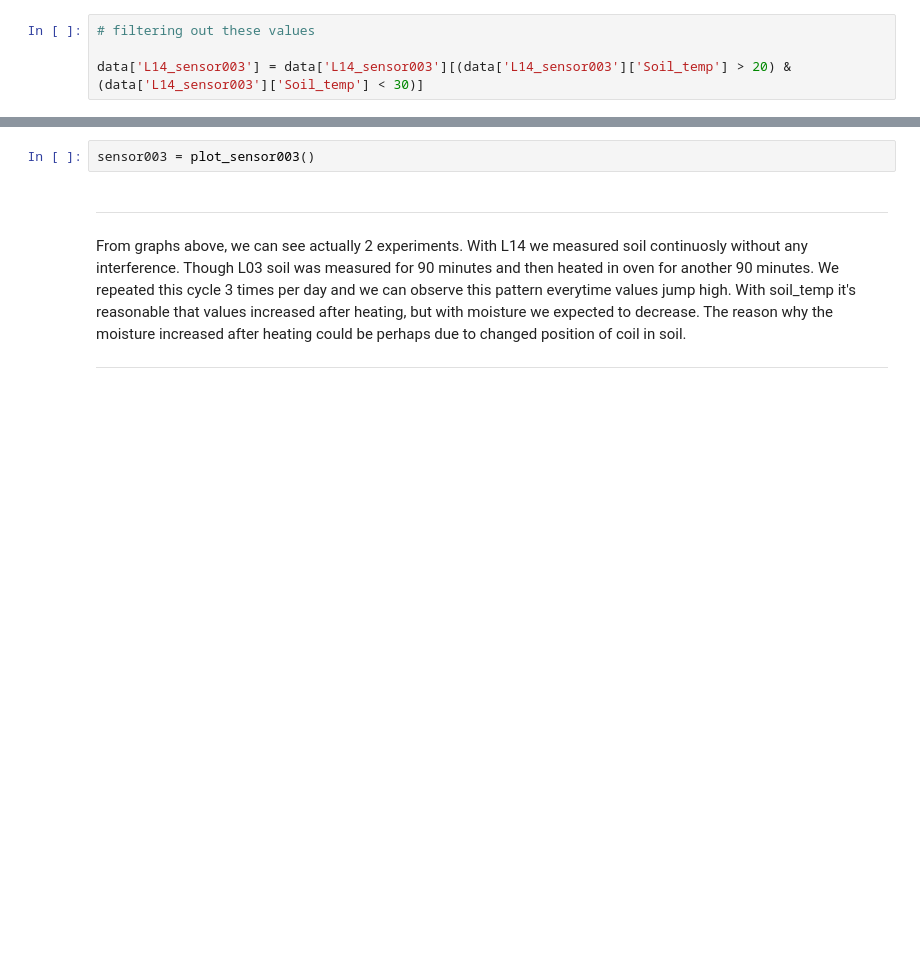
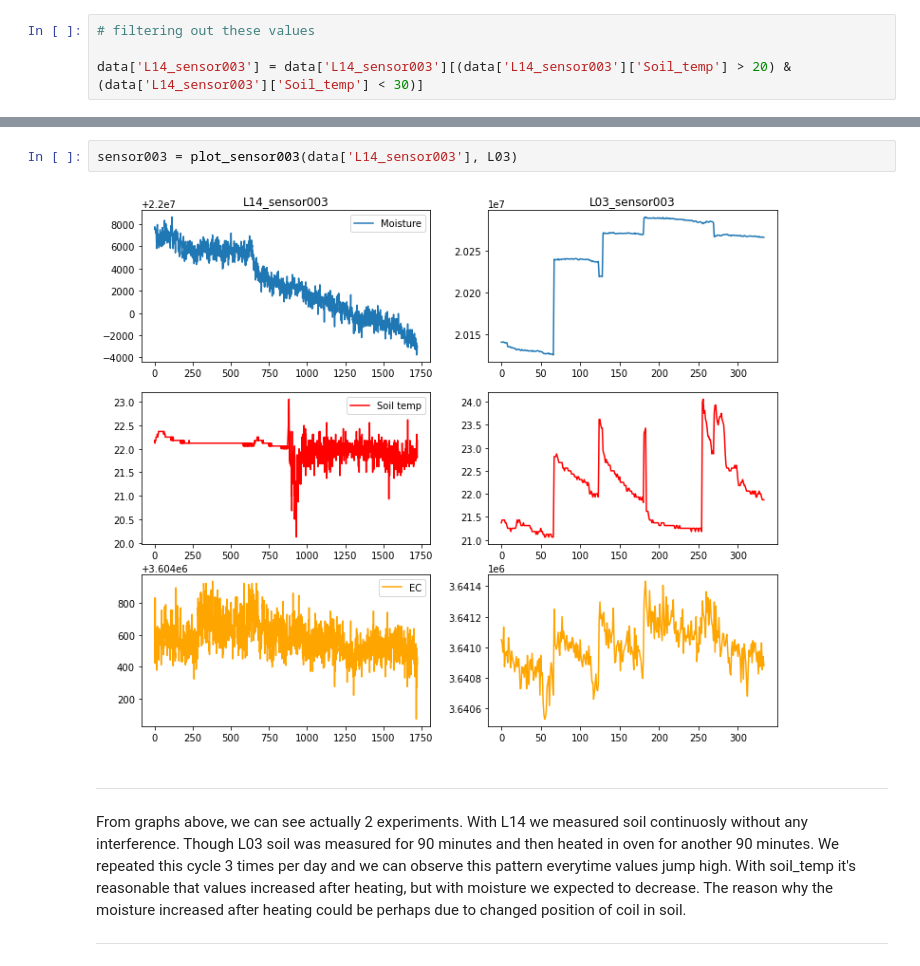
Before and after one commit to MarVig14/Data-project, a Jupyter notebook: development/Soil_analysis/Soil_analysis.ipynb, the cells around one changed output, grey strips where cells are left out. Drawn from its saved outputs; the diff is of its cells as text; blank space fills up the shorter version.

```diff
--- a/development/Soil_analysis/Soil_analysis.ipynb
+++ b/development/Soil_analysis/Soil_analysis.ipynb
@@ -109,5 +175,7 @@ data['L14_sensor003']['Soil_temp'].describe()
 # %%
-sensor003 = plot_sensor003()
+sensor003 = plot_sensor003(data['L14_sensor003'], L03)
+# %% [output]
+[figure, added]
 # %% [markdown]
 ---
 
```
Also changed, not shown: parts of 8 cells of this notebook.
